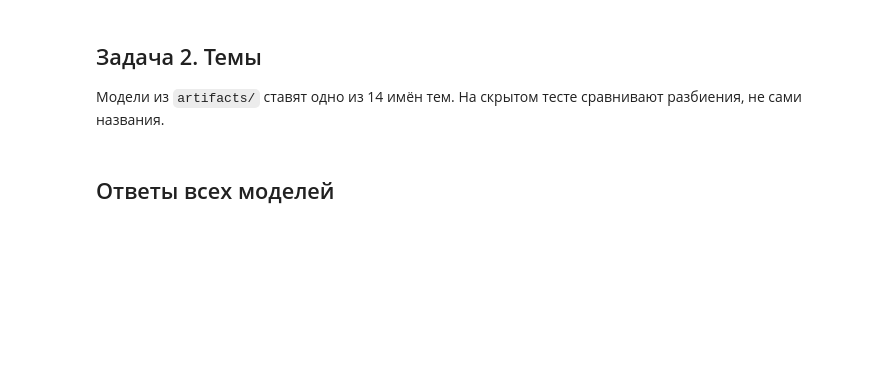
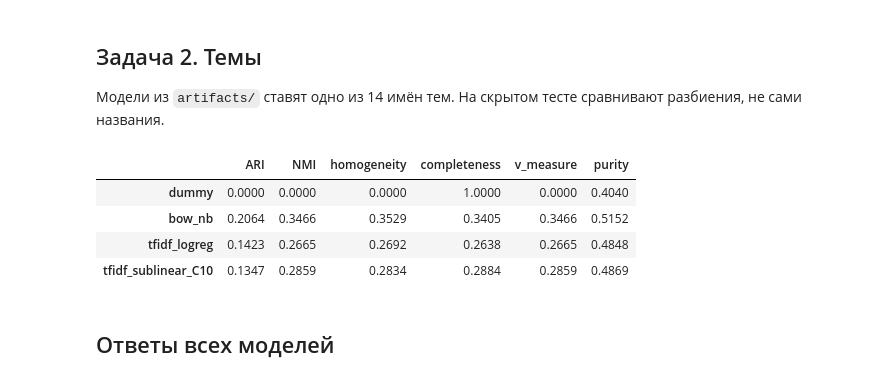
Before and after one commit to d1maal/TeamSpirit_hw_1, a Jupyter notebook: hw_1/solution.ipynb, the cells around one changed output. Saved outputs shown, nothing was run; the diff lists cells and outputs as text; code cells hidden in the pictures; blank space fills up the shorter version.

```diff
--- a/hw_1/solution.ipynb
+++ b/hw_1/solution.ipynb
@@ -60,14 +106,23 @@ pd.DataFrame(reaction_metrics).T.round(3)
 # %%
 topic_models = init_topic_models(TRAIN_PATH)
 topic_labels = read_labels(LABELS_PATH, "topic") if LABELS_PATH else {}
 
 topic_predictions, topic_metrics = {}, {}
 for name, model in topic_models.items():
     topic_predictions[name] = predict_topic(model, dialogs)
     if topic_labels:
         topic_metrics[name] = compute_partition_metrics(dialogs, topic_predictions[name], topic_labels)
 
-pd.DataFrame(topic_metrics).T.round(3)
+if topic_metrics:
+    topic_table = pd.DataFrame(topic_metrics).T
+    display(topic_table.round(4))
+    topic_table.to_csv(Path(PREDICTIONS_PATH).with_name("topic_metrics.csv"))
+# %% [output]
+|  | ARI | NMI | homogeneity | completeness | v_measure | purity |
+| dummy | 0.0000 | 0.0000 | 0.0000 | 1.0000 | 0.0000 | 0.4040 |
+| bow_nb | 0.2064 | 0.3466 | 0.3529 | 0.3405 | 0.3466 | 0.5152 |
+| tfidf_logreg | 0.1423 | 0.2665 | 0.2692 | 0.2638 | 0.2665 | 0.4848 |
+| tfidf_sublinear_C10 | 0.1347 | 0.2859 | 0.2834 | 0.2884 | 0.2859 | 0.4869 |
 # %% [markdown]
 ## Ответы всех моделей
 # %%
```
Also changed, not shown: parts of 4 cells of this notebook, 18 other files.
